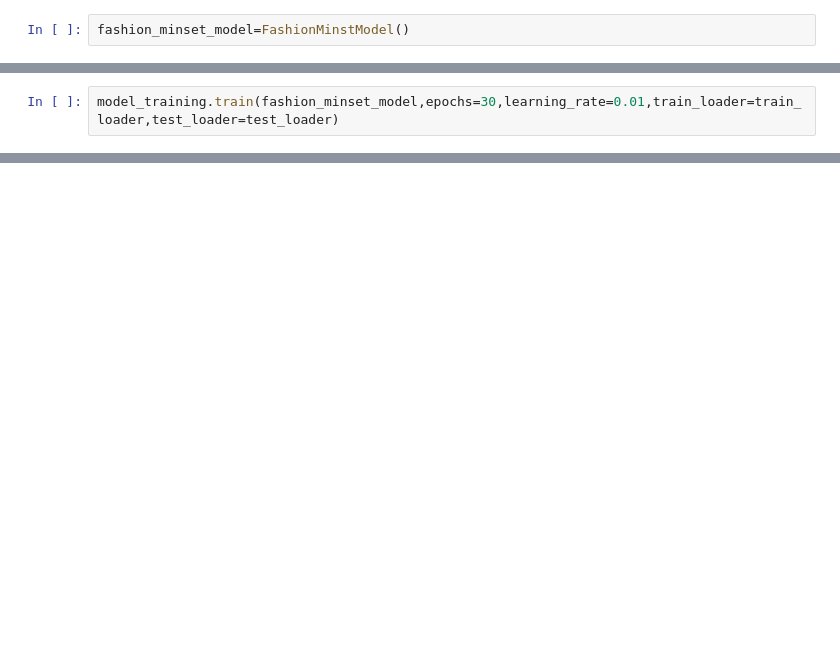
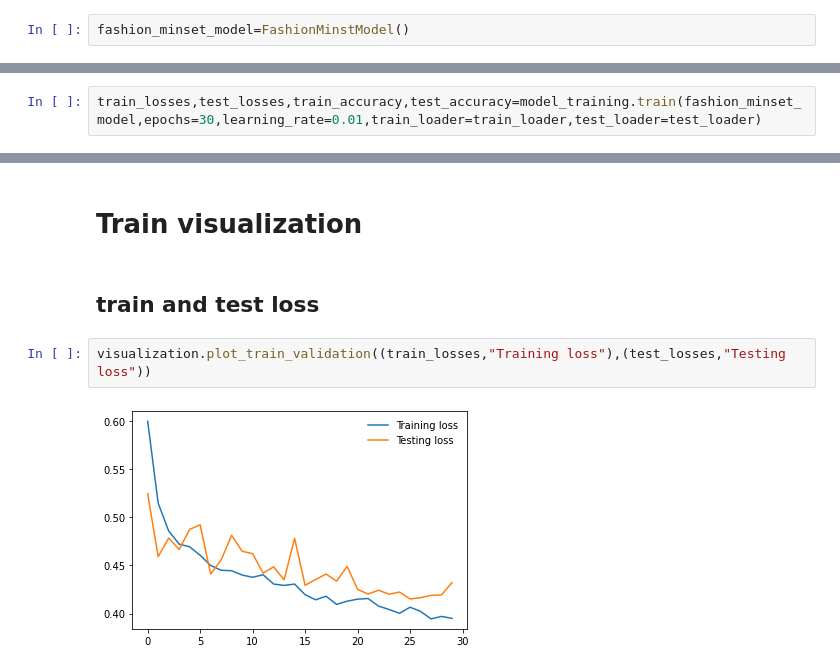
Before and after one commit to ahmedbadr97/Fashion-MNIST-NN, a Jupyter notebook: notebooks/fashion_MNIST_nn.ipynb, the cells around one changed output, grey strips where cells are left out. Drawn from its saved outputs; the diff is of its cells as text; blank space fills up the shorter version.

```diff
--- a/notebooks/fashion_MNIST_nn.ipynb
+++ b/notebooks/fashion_MNIST_nn.ipynb
@@ -48,3 +115,3 @@ fashion_minset_model=FashionMinstModel()
 # %%
-model_training.train(fashion_minset_model,epochs=30,learning_rate=0.01,train_loader=train_loader,test_loader=test_loader)
+train_losses,test_losses,train_accuracy,test_accuracy=model_training.train(fashion_minset_model,epochs=30,learning_rate=0.01,train_loader=train_loader,test_loader=test_loader)
 # %% [output]
@@ -51,0 +135,8 @@ KeyboardInterrupt:
+# %% [markdown]
+# Train visualization
+# %% [markdown]
+## train and test loss
+# %%
+visualization.plot_train_validation((train_losses,"Training loss"),(test_losses,"Testing loss"))
+# %% [output]
+[figure, added]
```
Also changed, not shown: parts of 17 cells of this notebook, 6 other files.
